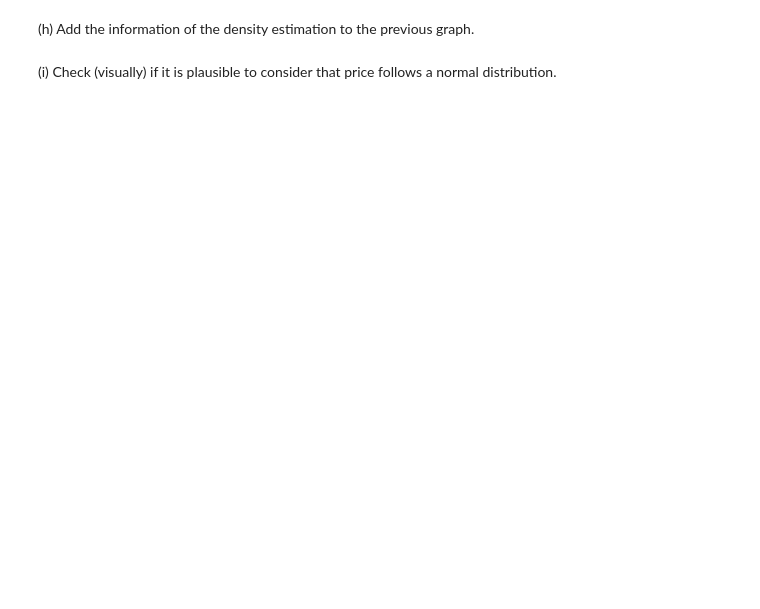
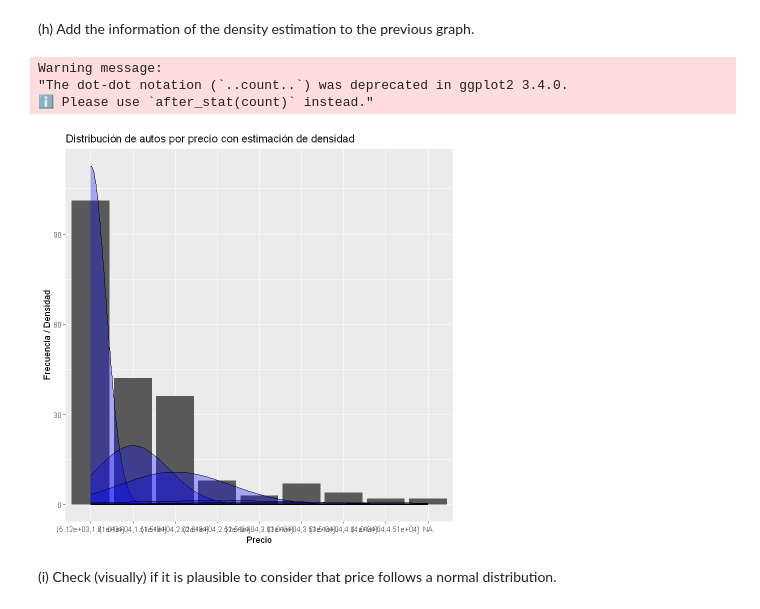
Before and after one commit to IGRA27/Data-Mining-and-Machine-Learning-, a Jupyter notebook: Deberes/3 Hands On Data Exploration/notebook/3HandsOnData Exploration.ipynb, the cells around one changed output. Saved outputs shown, nothing was run; the diff lists cells and outputs as text; code cells hidden in the pictures; blank space fills up the shorter version.

```diff
--- a/Deberes/3 Hands On Data Exploration/notebook/3HandsOnData Exploration.ipynb
+++ b/Deberes/3 Hands On Data Exploration/notebook/3HandsOnData Exploration.ipynb
@@ -183,4 +195,20 @@ ggplot(carIns_final, aes(x=bodyStyle))+geom_bar()
 # %% [markdown]
 (h) Add the information of the density estimation to the previous graph.
+# %%
+# Crea los bins de ancho 5000
+bins <- seq(min(carIns_final$price), max(carIns_final$price), by = 5000)
+
+# Crea un gráfico de barras y densidad para mostrar la distribución de los autos por precio
+ggplot(carIns_final, aes(x = cut(price, bins))) +
+  geom_bar() +
+  geom_density(aes(y = ..count..), fill = "blue", alpha = 0.3) +
+  xlab("Precio") +
+  ylab("Frecuencia / Densidad") +
+  ggtitle("Distribución de autos por precio con estimación de densidad")
+# %% [output]
+Warning message:
+"The dot-dot notation (`..count..`) was deprecated in ggplot2 3.4.0.
+ℹ Please use `after_stat(count)` instead."
+[figure, added]
 # %% [markdown]
 (i) Check (visually) if it is plausible to consider that price follows a normal distribution.
```
Also changed, not shown: parts of 7 cells of this notebook.
